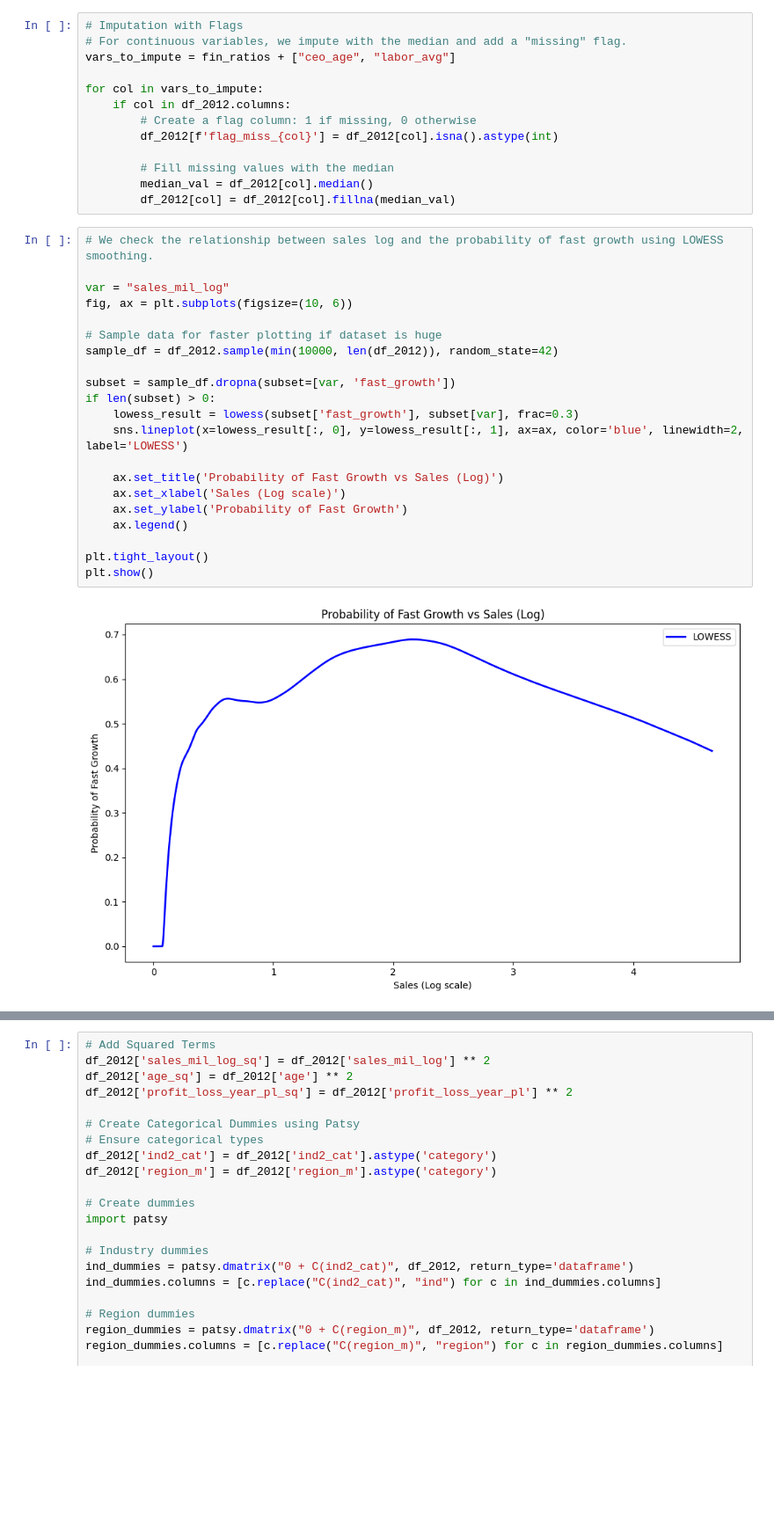
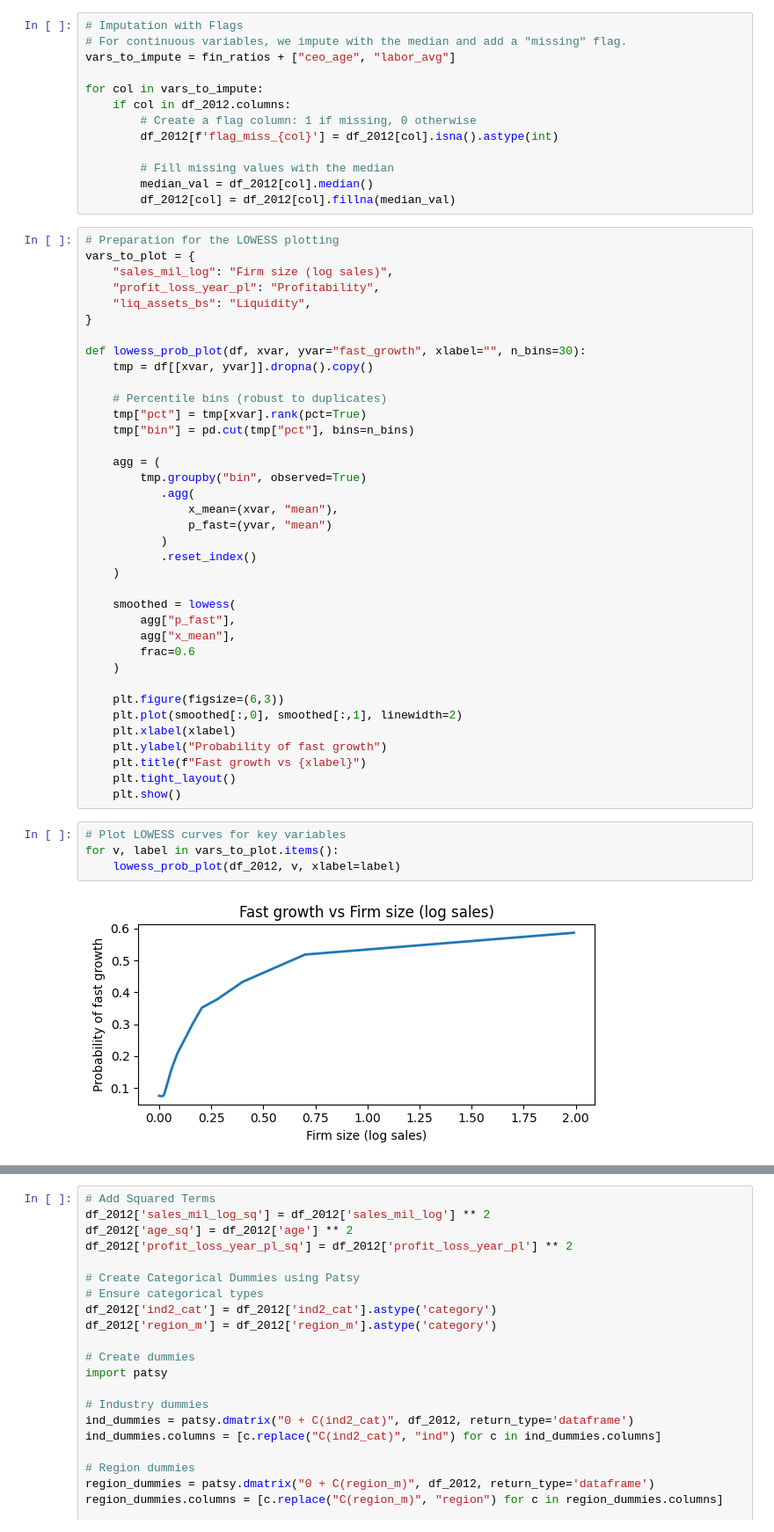
Before and after one commit to alinaiman/Data-Analysis-3-assignment-2-, a Jupyter notebook: fast_growth_firm_analysis.ipynb, the cells around one changed output, grey strips where cells are left out. Shown at 88% size. Cells and saved outputs as stored; diff of their text form; blank space fills up the shorter version.

```diff
--- a/fast_growth_firm_analysis.ipynb
+++ b/fast_growth_firm_analysis.ipynb
@@ -237,26 +263,46 @@ for col in vars_to_impute:
         # Fill missing values with the median
         median_val = df_2012[col].median()
         df_2012[col] = df_2012[col].fillna(median_val)
-# %%
-# We check the relationship between sales log and the probability of fast growth using LOWESS smoothing.
-
-var = "sales_mil_log"
-fig, ax = plt.subplots(figsize=(10, 6))
-
-# Sample data for faster plotting if dataset is huge
-sample_df = df_2012.sample(min(10000, len(df_2012)), random_state=42)
-
-subset = sample_df.dropna(subset=[var, 'fast_growth'])
-if len(subset) > 0:
-    lowess_result = lowess(subset['fast_growth'], subset[var], frac=0.3)
-    sns.lineplot(x=lowess_result[:, 0], y=lowess_result[:, 1], ax=ax, color='blue', linewidth=2, label='LOWESS')
-
-    ax.set_title('Probability of Fast Growth vs Sales (Log)')
-    ax.set_xlabel('Sales (Log scale)')
-    ax.set_ylabel('Probability of Fast Growth')
-    ax.legend()
-
-plt.tight_layout()
-plt.show()
-# %% [output]
-[figure, removed]
+# %%
+# Preparation for the LOWESS plotting
+vars_to_plot = {
+    "sales_mil_log": "Firm size (log sales)",
+    "profit_loss_year_pl": "Profitability",
+    "liq_assets_bs": "Liquidity",
+}
+
+def lowess_prob_plot(df, xvar, yvar="fast_growth", xlabel="", n_bins=30):
+    tmp = df[[xvar, yvar]].dropna().copy()
+
+    # Percentile bins (robust to duplicates)
+    tmp["pct"] = tmp[xvar].rank(pct=True)
+    tmp["bin"] = pd.cut(tmp["pct"], bins=n_bins)
+
+    agg = (
+        tmp.groupby("bin", observed=True)
+           .agg(
+               x_mean=(xvar, "mean"),
+               p_fast=(yvar, "mean")
+           )
+           .reset_index()
+    )
+
+    smoothed = lowess(
+        agg["p_fast"],
+        agg["x_mean"],
+        frac=0.6
+    )
+
+    plt.figure(figsize=(6,3))
+    plt.plot(smoothed[:,0], smoothed[:,1], linewidth=2)
+    plt.xlabel(xlabel)
+    plt.ylabel("Probability of fast growth")
+    plt.title(f"Fast growth vs {xlabel}")
+    plt.tight_layout()
+    plt.show()
+# %%
+# Plot LOWESS curves for key variables
+for v, label in vars_to_plot.items():
+    lowess_prob_plot(df_2012, v, xlabel=label)
+# %% [output]
+[figure, added]
```
Also changed, not shown: parts of 6 cells of this notebook.
